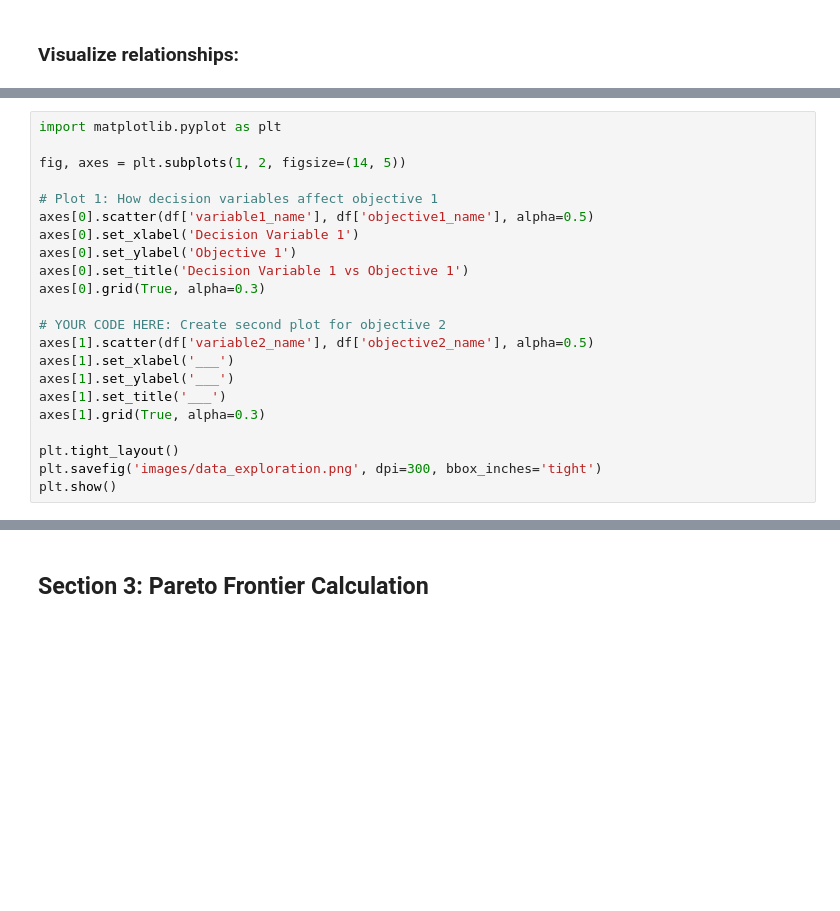
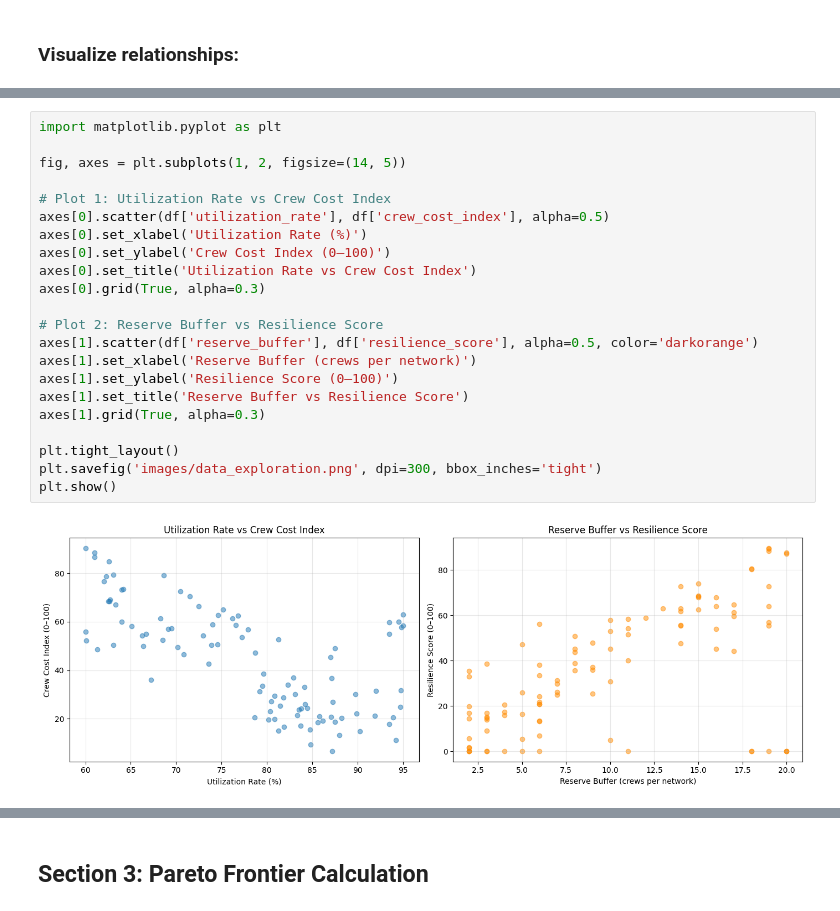
Before and after one commit to marleeheiken/airline_scheduling_optimization, a Jupyter notebook: optimization_engine.ipynb, the cells around one changed output, grey strips where cells are left out. Saved outputs shown, nothing was run; the diff lists cells and outputs as text; blank space fills up the shorter version.

```diff
--- a/optimization_engine.ipynb
+++ b/optimization_engine.ipynb
@@ -108,22 +136,24 @@ print("(Negative correlation suggests a tradeoff)")
 # %%
 import matplotlib.pyplot as plt
 
 fig, axes = plt.subplots(1, 2, figsize=(14, 5))
 
-# Plot 1: How decision variables affect objective 1
-axes[0].scatter(df['variable1_name'], df['objective1_name'], alpha=0.5)
-axes[0].set_xlabel('Decision Variable 1')
-axes[0].set_ylabel('Objective 1')
-axes[0].set_title('Decision Variable 1 vs Objective 1')
+# Plot 1: Utilization Rate vs Crew Cost Index
+axes[0].scatter(df['utilization_rate'], df['crew_cost_index'], alpha=0.5)
+axes[0].set_xlabel('Utilization Rate (%)')
+axes[0].set_ylabel('Crew Cost Index (0–100)')
+axes[0].set_title('Utilization Rate vs Crew Cost Index')
 axes[0].grid(True, alpha=0.3)
 
-# YOUR CODE HERE: Create second plot for objective 2
-axes[1].scatter(df['variable2_name'], df['objective2_name'], alpha=0.5)
-axes[1].set_xlabel('___')
-axes[1].set_ylabel('___')
-axes[1].set_title('___')
+# Plot 2: Reserve Buffer vs Resilience Score
+axes[1].scatter(df['reserve_buffer'], df['resilience_score'], alpha=0.5, color='darkorange')
+axes[1].set_xlabel('Reserve Buffer (crews per network)')
+axes[1].set_ylabel('Resilience Score (0–100)')
+axes[1].set_title('Reserve Buffer vs Resilience Score')
 axes[1].grid(True, alpha=0.3)
 
 plt.tight_layout()
 plt.savefig('images/data_exploration.png', dpi=300, bbox_inches='tight')
 plt.show()
+# %% [output]
+[figure, added]
```
Also changed, not shown: parts of 5 cells of this notebook, 2 other files.
